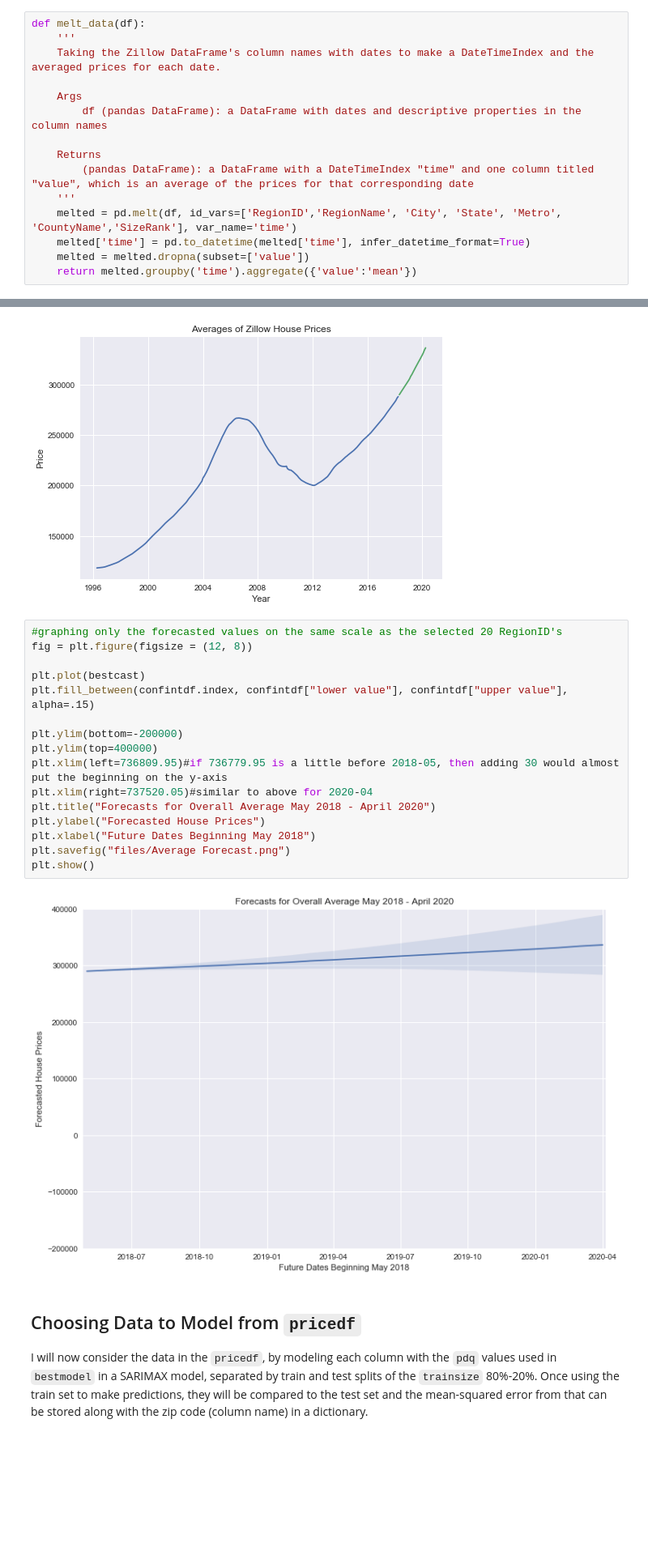
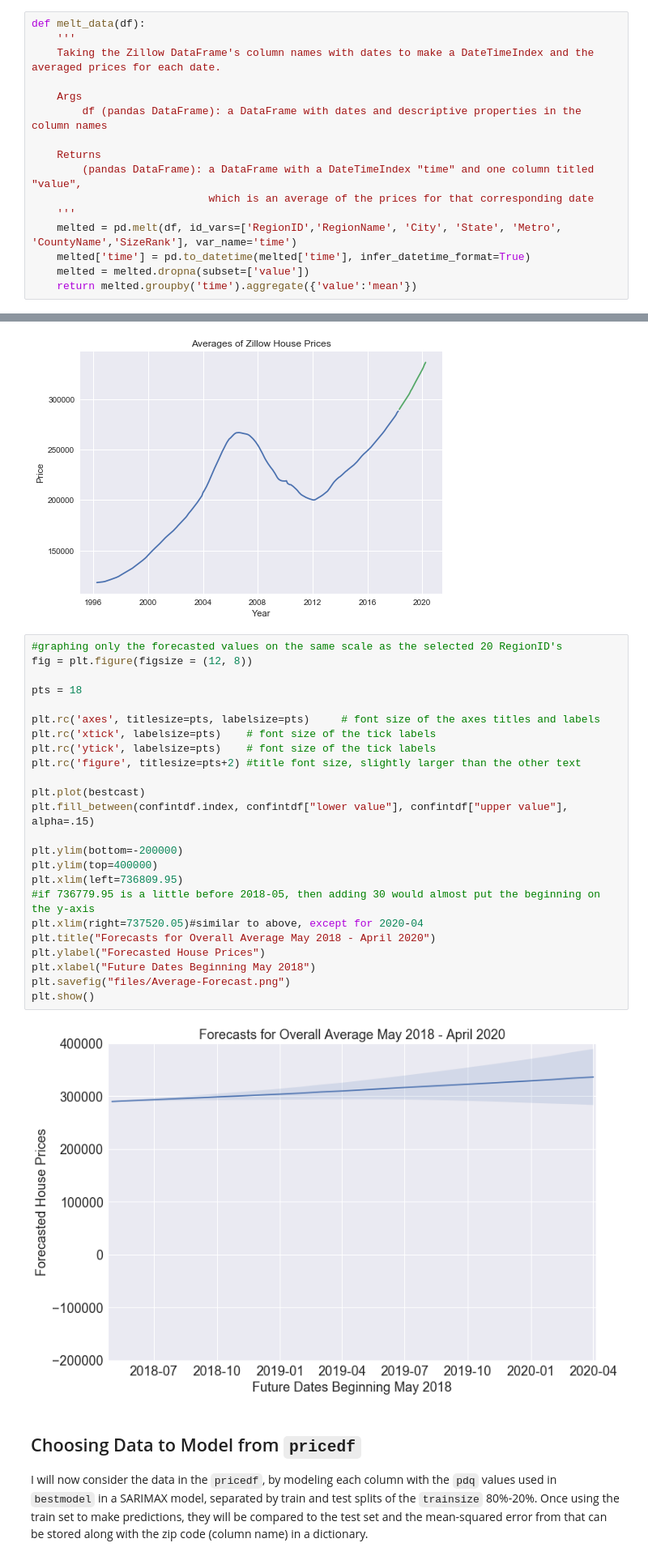
Before and after one commit to bronwencc/Module-4-Project, a Jupyter notebook: mod_4_final.ipynb, the cells around one changed output, grey strips where cells are left out. Shown at 81% size. Cells and saved outputs as stored; diff of their text form; blank space fills up the shorter version.

```diff
--- a/mod_4_final.ipynb
+++ b/mod_4_final.ipynb
@@ -155,7 +158,8 @@ def melt_data(df):
         df (pandas DataFrame): a DataFrame with dates and descriptive properties in the column names
 
     Returns
-        (pandas DataFrame): a DataFrame with a DateTimeIndex "time" and one column titled "value", which is an average of the prices for that corresponding date
+        (pandas DataFrame): a DataFrame with a DateTimeIndex "time" and one column titled "value",
+                            which is an average of the prices for that corresponding date
     '''
     melted = pd.melt(df, id_vars=['RegionID','RegionName', 'City', 'State', 'Metro', 'CountyName','SizeRank'], var_name='time')
     melted['time'] = pd.to_datetime(melted['time'], infer_datetime_format=True)
@@ -406,21 +531,29 @@ plt.show()
 # %%
 #graphing only the forecasted values on the same scale as the selected 20 RegionID's
 fig = plt.figure(figsize = (12, 8))
+
+pts = 18
+
+plt.rc('axes', titlesize=pts, labelsize=pts)     # font size of the axes titles and labels
+plt.rc('xtick', labelsize=pts)    # font size of the tick labels
+plt.rc('ytick', labelsize=pts)    # font size of the tick labels
+plt.rc('figure', titlesize=pts+2) #title font size, slightly larger than the other text
 
 plt.plot(bestcast)
 plt.fill_between(confintdf.index, confintdf["lower value"], confintdf["upper value"], alpha=.15)
 
 plt.ylim(bottom=-200000)
 plt.ylim(top=400000)
-plt.xlim(left=736809.95)#if 736779.95 is a little before 2018-05, then adding 30 would almost put the beginning on the y-axis
-plt.xlim(right=737520.05)#similar to above for 2020-04
+plt.xlim(left=736809.95)
+#if 736779.95 is a little before 2018-05, then adding 30 would almost put the beginning on the y-axis
+plt.xlim(right=737520.05)#similar to above, except for 2020-04
 plt.title("Forecasts for Overall Average May 2018 - April 2020")
 plt.ylabel("Forecasted House Prices")
 plt.xlabel("Future Dates Beginning May 2018")
-plt.savefig("files/Average Forecast.png")
+plt.savefig("files/Average-Forecast.png")
 plt.show()
 # %% [output]
-[figure, old version]
+[figure, new version]
 # %% [markdown]
 ## Choosing Data to Model from `pricedf`
 I will now consider the data in the `pricedf`, by modeling each column with the `pdq` values used in `bestmodel` in a SARIMAX model, separated by train and test splits of the `trainsize` 80%-20%.  Once using the train set to make predictions, they will be compared to the test set and the mean-squared error from that can be stored along with the zip code (column name) in a dictionary.
```
Also changed, not shown: parts of 24 cells of this notebook, 4 other files.
